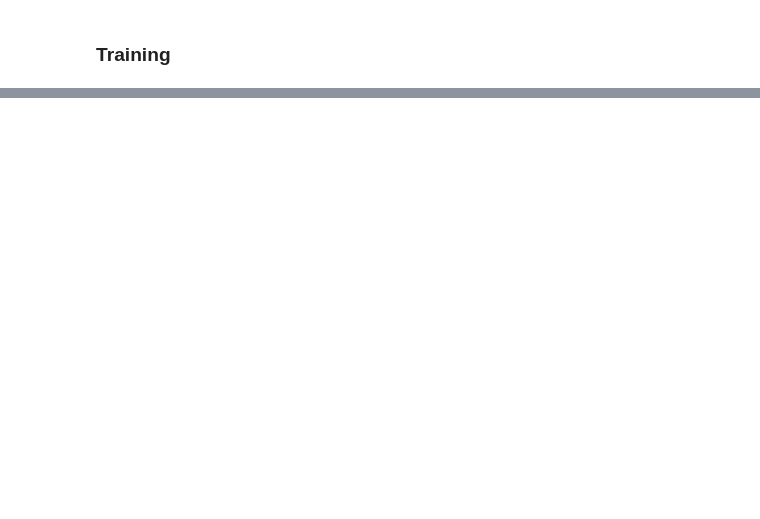
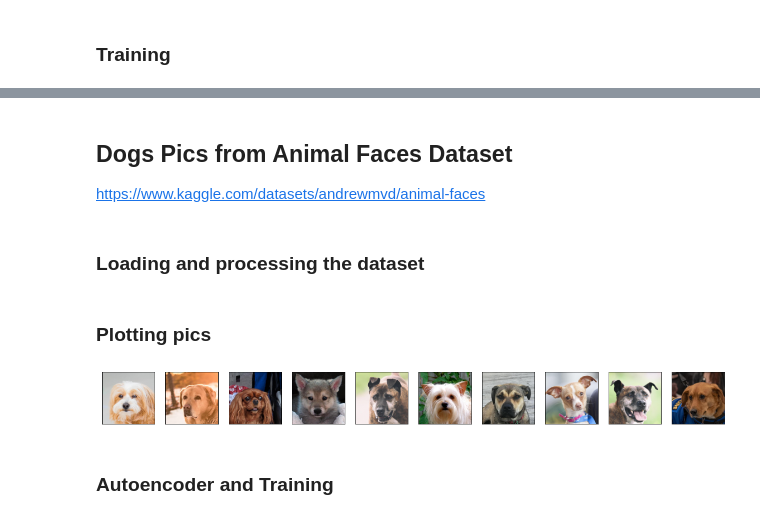
Before and after one commit to andreafancellu/NN_examples, a Jupyter notebook: autoencoders.ipynb, the cells around one changed output, grey strips where cells are left out. Drawn from its saved outputs; the diff is of its cells as text; code cells hidden in the pictures; blank space fills up the shorter version.

Commit message:
added example with dog dataset and convolutional autoencoder

```diff
--- a/autoencoders.ipynb
+++ b/autoencoders.ipynb
@@ -447,0 +450,36 @@ plt.show()
+# %% [markdown]
+## Dogs Pics from Animal Faces Dataset
+https://www.kaggle.com/datasets/andrewmvd/animal-faces
+# %% [markdown]
+### Loading and processing the dataset
+# %%
+def load_and_preprocess_images(folder, img_size=(128, 128)):
+    images = []
+    for filename in os.listdir(folder):
+        img_path = os.path.join(folder, filename)
+        img = Image.open(img_path).convert('RGB')
+        img = img.resize(img_size)
+        img_array = np.array(img)
+        img_array = img_array / 255.0  #normalize pixel values
+        images.append(img_array)
+
+    return np.array(images)
+# %%
+images = load_and_preprocess_images('dog', img_size=(128, 128))
+#images = images.reshape(images.shape[0], -1)
+# %% [markdown]
+### Plotting pics
+# %%
+plt.figure(figsize=(20, 10))
+
+for i in range(10):
+    ax = plt.subplot(1, 10, i+1)
+    plt.imshow(images[i])
+    ax.get_xaxis().set_visible(False)
+    ax.get_yaxis().set_visible(False)
+
+plt.show()
+# %% [output]
+[figure, added]
+# %% [markdown]
+### Autoencoder and Training
```
Also changed, not shown: parts of 14 cells of this notebook.
